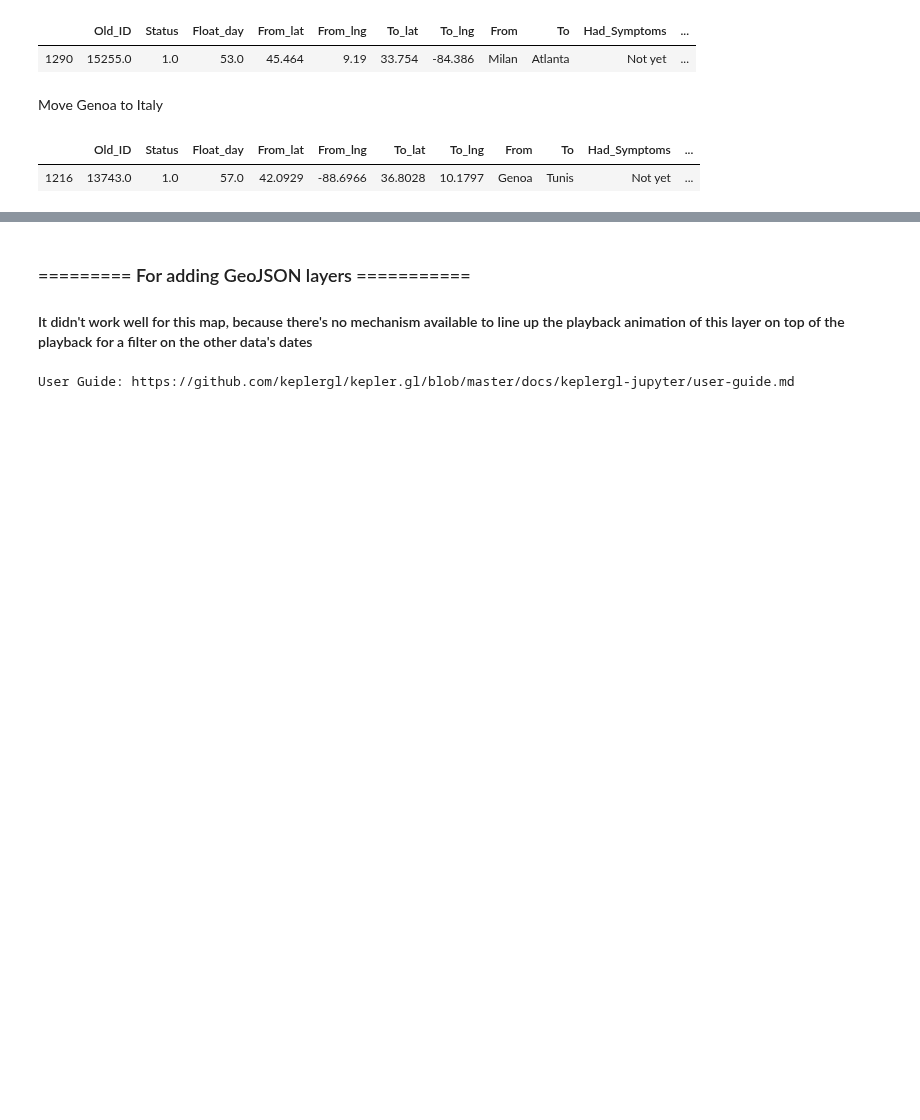
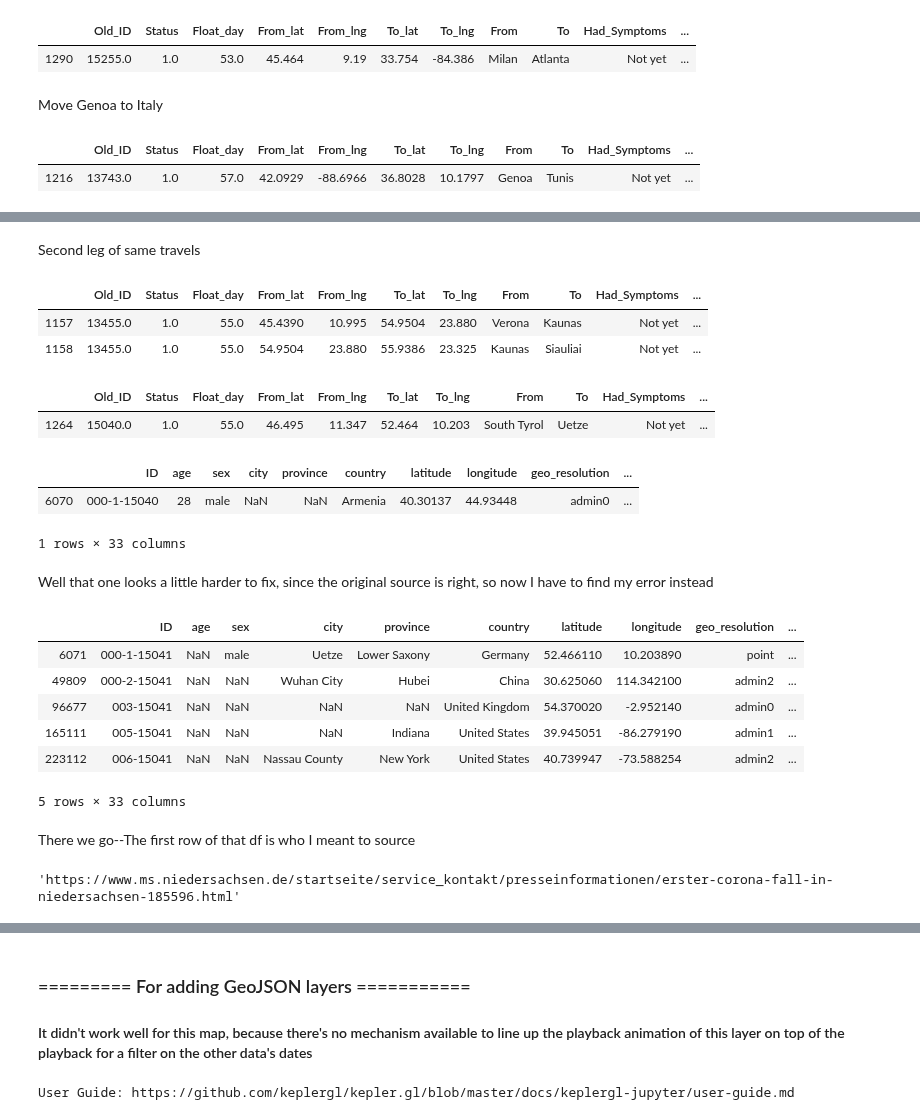
Before and after one commit to ebhtra/springboard, a Jupyter notebook: capstone_2/Map_Sick_Travelers.ipynb, the cells around one changed output, grey strips where cells are left out. Cells and saved outputs as stored; diff of their text form; code cells hidden in the pictures; blank space fills up the shorter version.

Commit message:
fix source links in a few rows

```diff
--- a/capstone_2/Map_Sick_Travelers.ipynb
+++ b/capstone_2/Map_Sick_Travelers.ipynb
@@ -440,0 +489,2 @@ kepler_df[kepler_df.To == 'Genoa']
+# %% [markdown]
+Second leg of same travels
@@ -440,0 +494,35 @@ kepler_df[kepler_df.To == 'Genoa']
+# %%
+kepler_df.loc[1157:1159]
+# %% [output]
+|  | Old_ID | Status | Float_day | From_lat | From_lng | To_lat | To_lng | From | To | Had_Symptoms | ... |
+| 1157 | 13455.0 | 1.0 | 55.0 | 45.4390 | 10.995 | 54.9504 | 23.880 | Verona | Kaunas | Not yet | ... |
+| 1158 | 13455.0 | 1.0 | 55.0 | 54.9504 | 23.880 | 55.9386 | 23.325 | Kaunas | Siauliai | Not yet | ... |
+# %%
+kepler_df[kepler_df.To == 'Uetze']  # German case with Armenian story
+# %% [output]
+|  | Old_ID | Status | Float_day | From_lat | From_lng | To_lat | To_lng | From | To | Had_Symptoms | ... |
+| 1264 | 15040.0 | 1.0 | 55.0 | 46.495 | 11.347 | 52.464 | 10.203 | South Tyrol | Uetze | Not yet | ... |
+# %%
+updated[updated.ID == '000-1-15040']
+# %% [output]
+|  | ID | age | sex | city | province | country | latitude | longitude | geo_resolution | ... |
+| 6070 | 000-1-15040 | 28 | male | NaN | NaN | Armenia | 40.30137 | 44.93448 | admin0 | ... |
+1 rows × 33 columns
+# %% [markdown]
+Well that one looks a little harder to fix, since the original source is right, so now I have to find my error instead
+# %%
+updated[updated.ID.str.endswith('15041')]  # check if I was off by one when I made ID's
+# %% [output]
+|  | ID | age | sex | city | province | country | latitude | longitude | geo_resolution | ... |
+| 6071 | 000-1-15041 | NaN | male | Uetze | Lower Saxony | Germany | 52.466110 | 10.203890 | point | ... |
+| 49809 | 000-2-15041 | NaN | NaN | Wuhan City | Hubei | China | 30.625060 | 114.342100 | admin2 | ... |
+| 96677 | 003-15041 | NaN | NaN | NaN | NaN | United Kingdom | 54.370020 | -2.952140 | admin0 | ... |
+| 165111 | 005-15041 | NaN | NaN | NaN | Indiana | United States | 39.945051 | -86.279190 | admin1 | ... |
+| 223112 | 006-15041 | NaN | NaN | Nassau County | New York | United States | 40.739947 | -73.588254 | admin2 | ... |
+5 rows × 33 columns
+# %% [markdown]
+There we go--The first row of that df is who I meant to source
+# %%
+updated.loc[6071, 'source']
+# %% [output]
+'https://www.ms.niedersachsen.de/startseite/service_kontakt/presseinformationen/erster-corona-fall-in-niedersachsen-185596.html'
```
Also changed, not shown: parts of 14 cells of this notebook, 1 other file.
